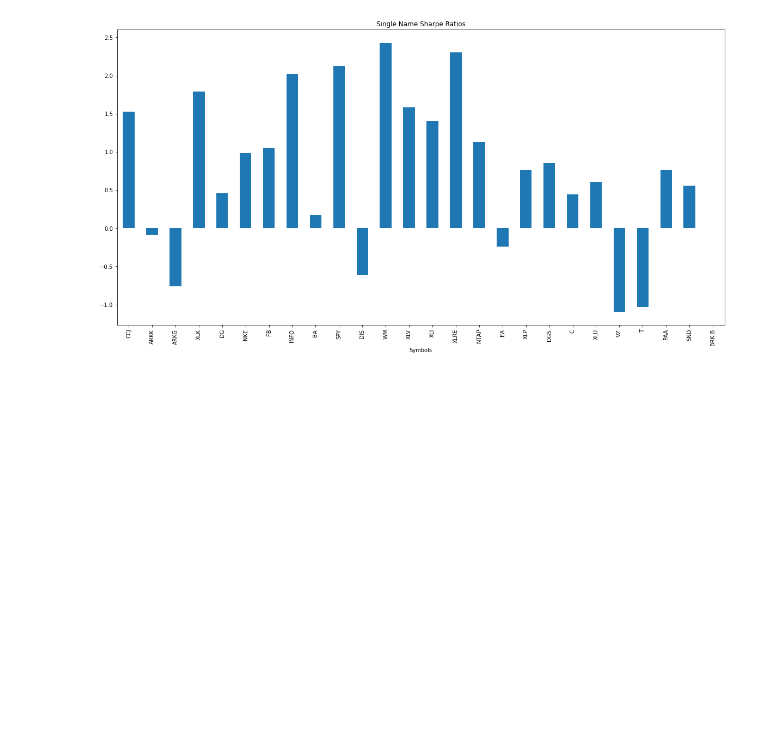
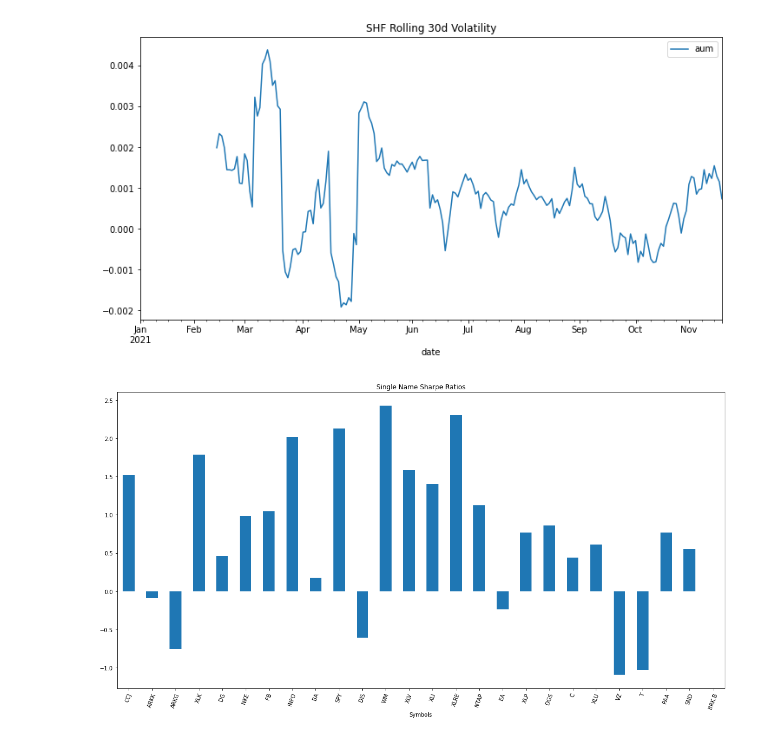
Before and after one commit to webclinic017/shf_portfolio, a Jupyter notebook: shf_portfolio.ipynb, the cells around one changed output. Drawn from its saved outputs; the diff is of its cells as text; code cells hidden in the pictures; blank space fills up the shorter version.

```diff
--- a/shf_portfolio.ipynb
+++ b/shf_portfolio.ipynb
@@ -176 +217,8 @@ correlations  = daily_percent_change.corr(method='pearson')
+# %%
+#Rolling beta and Std Deviations
+
+#annualized_shf_std
+portfolio_daily_returns.rolling(window=30).mean().plot(figsize=(12,6), title = 'SHF Rolling 30d Volatility');
+# %% [output]
+[figure, added]
 # %%
```
Also changed, not shown: parts of 14 cells of this notebook.
